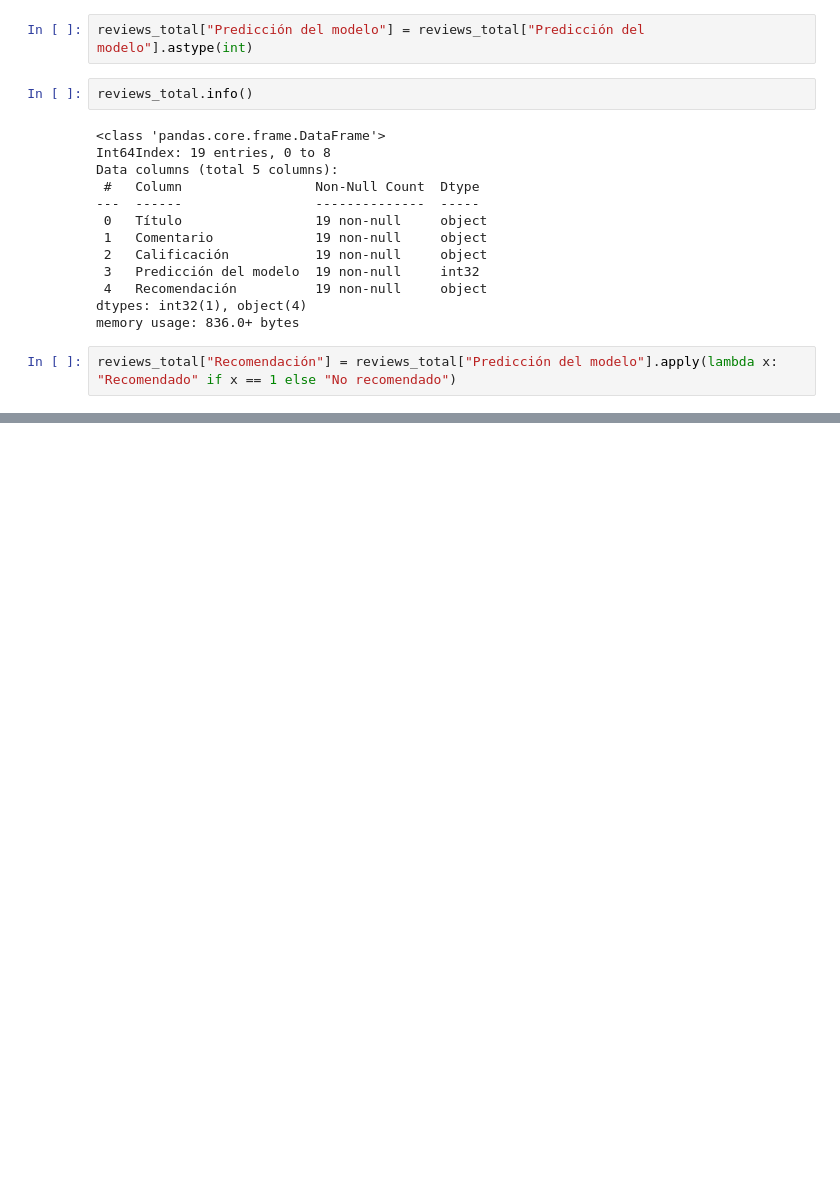
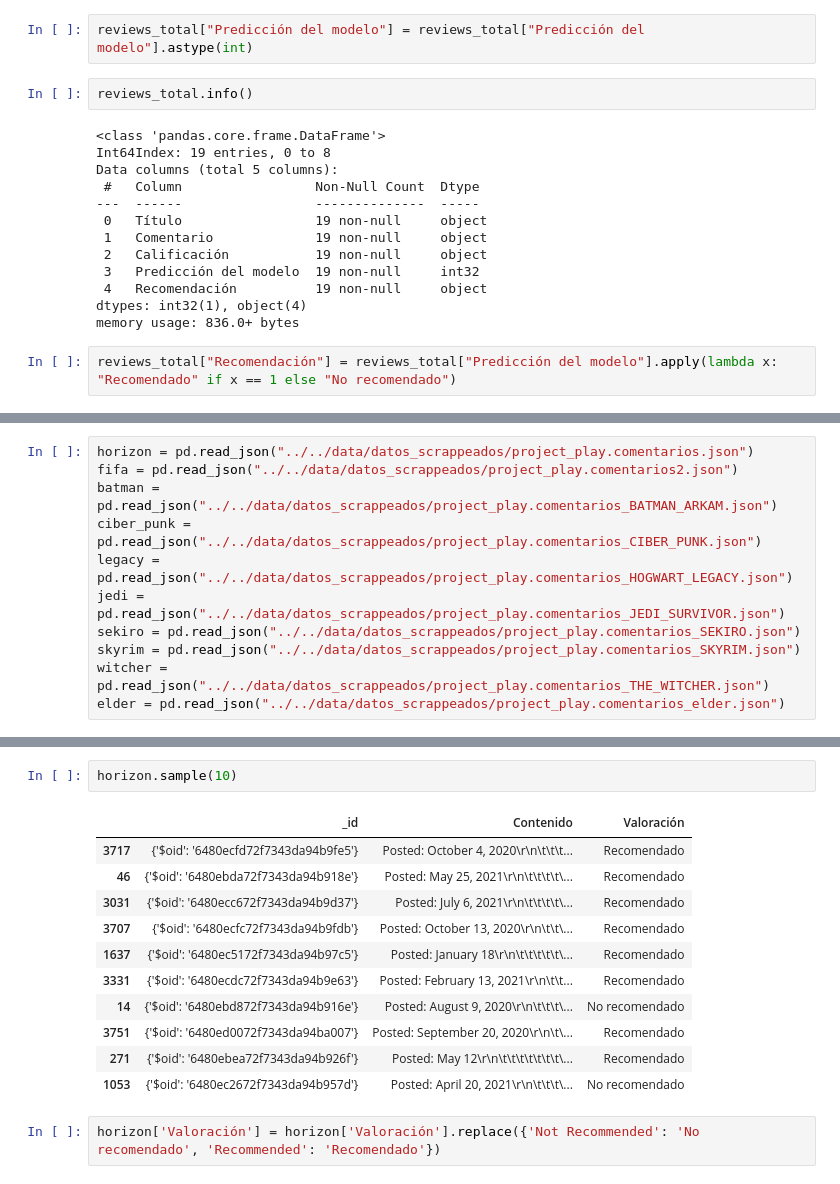
Before and after one commit to giottomillan/project_play, a Jupyter notebook: ML_sentiments/Notebook/modelo.ipynb, the cells around one changed output, grey strips where cells are left out. Saved outputs shown, nothing was run; the diff lists cells and outputs as text; blank space fills up the shorter version.

```diff
--- a/ML_sentiments/Notebook/Inicio.ipynb
+++ b/ML_sentiments/Notebook/modelo.ipynb
@@ -556,0 +557,11 @@ array([1], dtype=int64)
+# %%
+horizon = pd.read_json("../../data/datos_scrappeados/project_play.comentarios.json")
+fifa = pd.read_json("../../data/datos_scrappeados/project_play.comentarios2.json")
+batman = pd.read_json("../../data/datos_scrappeados/project_play.comentarios_BATMAN_ARKAM.json")
+ciber_punk = pd.read_json("../../data/datos_scrappeados/project_play.comentarios_CIBER_PUNK.json")
+legacy = pd.read_json("../../data/datos_scrappeados/project_play.comentarios_HOGWART_LEGACY.json")
+jedi = pd.read_json("../../data/datos_scrappeados/project_play.comentarios_JEDI_SURVIVOR.json")
+sekiro = pd.read_json("../../data/datos_scrappeados/project_play.comentarios_SEKIRO.json")
+skyrim = pd.read_json("../../data/datos_scrappeados/project_play.comentarios_SKYRIM.json")
+witcher = pd.read_json("../../data/datos_scrappeados/project_play.comentarios_THE_WITCHER.json")
+elder = pd.read_json("../../data/datos_scrappeados/project_play.comentarios_elder.json")
@@ -556,0 +584,16 @@ array([1], dtype=int64)
+# %%
+horizon.sample(10)
+# %% [output]
+|  | _id | Contenido | Valoración |
+| 3717 | {'$oid': '6480ecfd72f7343da94b9fe5'} | Posted: October 4, 2020\r\n\t\t\t... | Recomendado |
+| 46 | {'$oid': '6480ebda72f7343da94b918e'} | Posted: May 25, 2021\r\n\t\t\t\t\... | Recomendado |
+| 3031 | {'$oid': '6480ecc672f7343da94b9d37'} | Posted: July 6, 2021\r\n\t\t\t\t\... | Recomendado |
+| 3707 | {'$oid': '6480ecfc72f7343da94b9fdb'} | Posted: October 13, 2020\r\n\t\t\... | Recomendado |
+| 1637 | {'$oid': '6480ec5172f7343da94b97c5'} | Posted: January 18\r\n\t\t\t\t\t\... | Recomendado |
+| 3331 | {'$oid': '6480ecdc72f7343da94b9e63'} | Posted: February 13, 2021\r\n\t\t... | Recomendado |
+| 14 | {'$oid': '6480ebd872f7343da94b916e'} | Posted: August 9, 2020\r\n\t\t\t\... | No recomendado |
+| 3751 | {'$oid': '6480ed0072f7343da94ba007'} | Posted: September 20, 2020\r\n\t\... | Recomendado |
+| 271 | {'$oid': '6480ebea72f7343da94b926f'} | Posted: May 12\r\n\t\t\t\t\t\t\t\... | Recomendado |
+| 1053 | {'$oid': '6480ec2672f7343da94b957d'} | Posted: April 20, 2021\r\n\t\t\t\... | No recomendado |
+# %%
+horizon['Valoración'] = horizon['Valoración'].replace({'Not Recommended': 'No recomendado', 'Recommended': 'Recomendado'})
```
Also changed, not shown: parts of 23 cells of this notebook, 10 other files.
